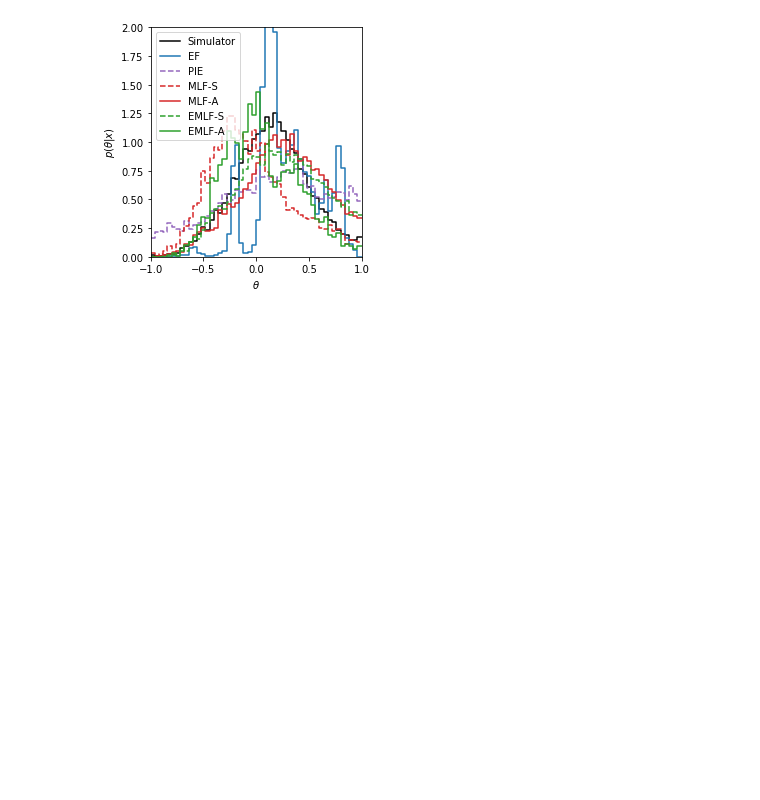
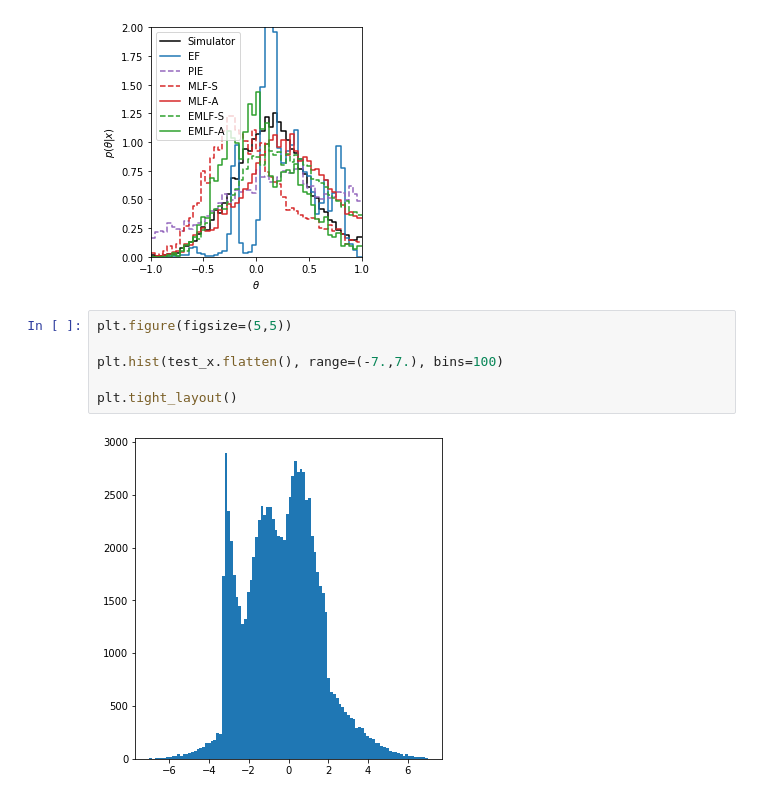
Before and after one commit to johannbrehmer/manifold-flow, a Jupyter notebook: experiments/notebooks/plot_power_results.ipynb, the cells around one changed output. Cells and saved outputs as stored; diff of their text form; blank space fills up the shorter version.

```diff
--- a/experiments/notebooks/plot_power_results.ipynb
+++ b/experiments/notebooks/plot_power_results.ipynb
@@ -653,3 +653,11 @@ plt.tight_layout()
 plt.savefig("../figures/posterior_power.pdf")
 # %% [output]
 [figure]
+# %%
+plt.figure(figsize=(5,5))
+
+plt.hist(test_x.flatten(), range=(-7.,7.), bins=100)
+
+plt.tight_layout()
+# %% [output]
+[figure, added]
```
Also changed, not shown: 13 other files.
